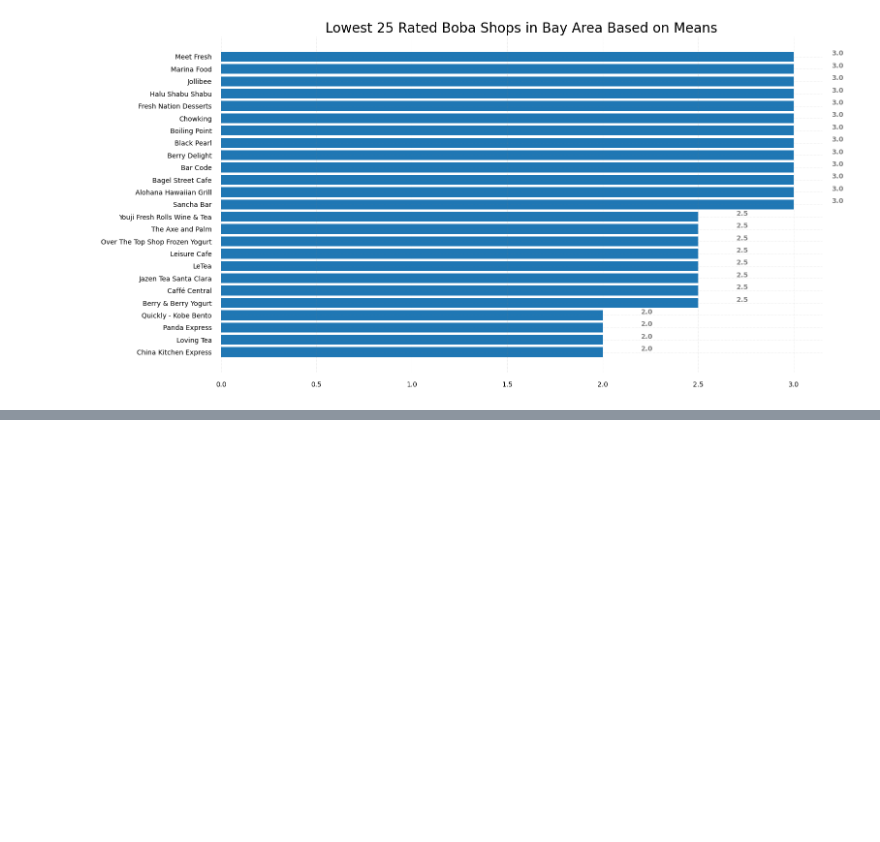
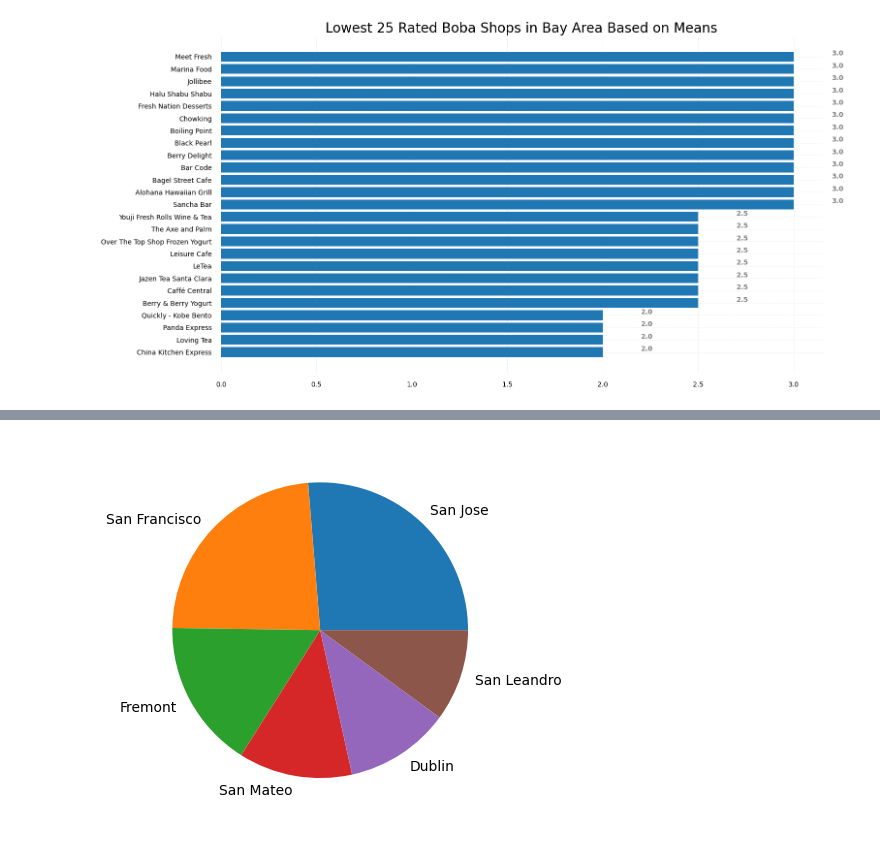
Before and after one commit to ChasePham/Bay-Area-Boba-Data-Visualizer, a Jupyter notebook: Bay_Area_DS_Vis.ipynb, the cells around one changed output, grey strips where cells are left out. Cells and saved outputs as stored; diff of their text form; code cells hidden in the pictures; blank space fills up the shorter version.

Commit message:
pie chart

```diff
--- a/Bay_Area_DS_Vis.ipynb
+++ b/Bay_Area_DS_Vis.ipynb
@@ -244,0 +240,16 @@ for current in city_coords:
+# %%
+# Pie chart to figure out accuratly the quantitaviely which city has the most boba shops.
+
+
+my_labels = [] # Holds the labels for the pie chart
+quantities = [] # Holds the quantities for the pie chart
+
+# Gets the top 6 cities with the highest amount of boba shops
+for i in range(6):
+    my_labels.append(city_amounts[i][1])
+    quantities.append(city_amounts[i][0])
+
+plt.pie(quantities, labels = my_labels)
+plt.show()
+# %% [output]
+[figure, added]
```
Also changed, not shown: parts of 2 cells of this notebook.
